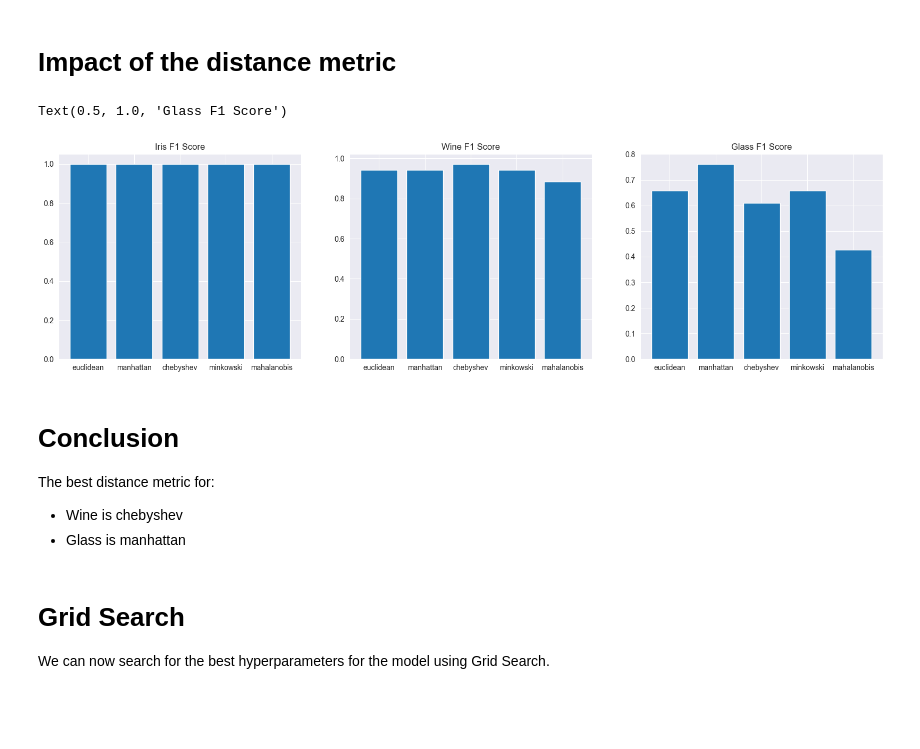
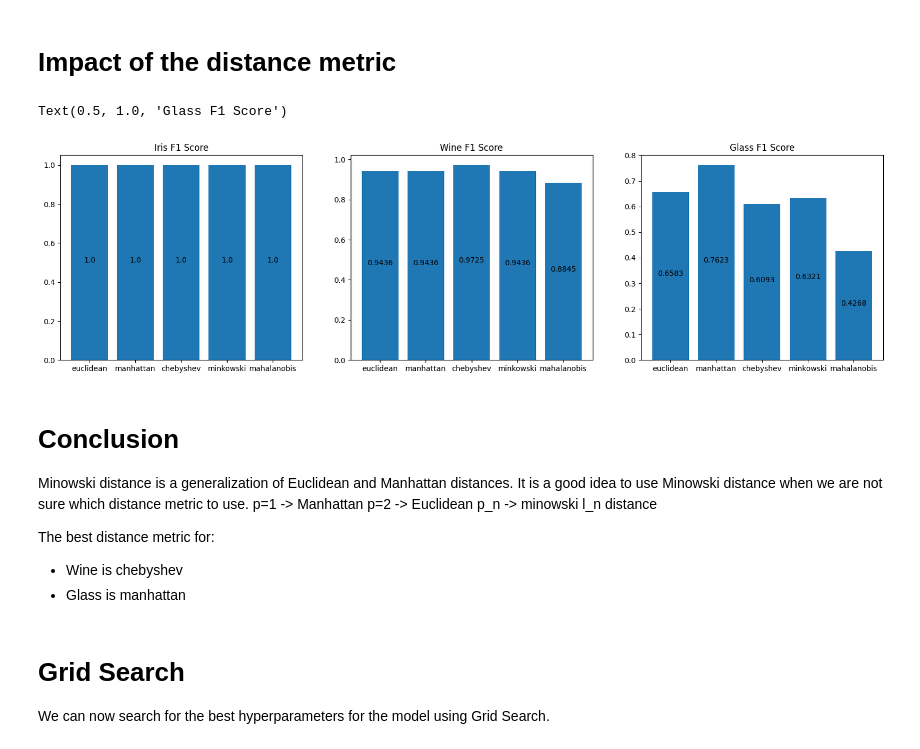
Before and after one commit to Golden3x11/ml, a Jupyter notebook: L2/L2.ipynb, the cells around one changed output. Saved outputs shown, nothing was run; the diff lists cells and outputs as text; code cells hidden in the pictures; blank space fills up the shorter version.

```diff
--- a/L2/L2.ipynb
+++ b/L2/L2.ipynb
@@ -48,6 +48,10 @@ def knn_report(data, target):
 iris_report = knn_report(df_iris, 'class')
 wine_report = knn_report(df_wine, 'class')
 glass_report = knn_report(df_glass, 'class')
+# %%
+def addlabels(fig, x,y):
+    for i in range(len(x)):
+        fig.text(i, y[i]/2, round(y[i], 4), ha = 'center')
 # %%
 fig, axs = plt.subplots(1, 4, figsize=(20, 5))
 
@@ -256,14 +264,14 @@ Proposed weights functions by me:
 # %% [markdown]
 # Impact of the distance metric
 # %%
-def knn_metric_effect(data, target, metric, metrics_params=None):
+def knn_metric_effect(data, target, metric, metrics_params=None, p=2):
     X = data.drop(target, axis=1)
     y = data[target]
     X_train, X_test, y_train, y_test = train_test_split(X, y, test_size=0.2, random_state=42)
     scaler = StandardScaler()
     X_train = scaler.fit_transform(X_train)
     X_test = scaler.transform(X_test)
-    knn = KNeighborsClassifier(metric=metric, metric_params=metrics_params)
+    knn = KNeighborsClassifier(metric=metric, metric_params=metrics_params, p=p)
     knn.fit(X_train, y_train)
     y_pred = knn.predict(X_test)
     return f1_score(y_test, y_pred, average='weighted')
@@ -272,7 +280,7 @@ metrics = [
     {'metric': 'euclidean'},
     {'metric': 'manhattan'},
     {'metric': 'chebyshev'},
-    {'metric': 'minkowski'},
+    {'metric': 'minkowski', 'p': 3},
     # {'metric': 'mahalanobis', 'metrics_params': {'V': np.cov(df_iris.drop('class', axis=1).T)}}
 ]
 
@@ -286,21 +294,29 @@ glass_scores.append(knn_metric_effect(df_glass, 'class', 'mahalanobis', {'V': np
 # %%
 distances_names = ['euclidean', 'manhattan', 'chebyshev', 'minkowski', 'mahalanobis']
 
 fig, axs = plt.subplots(1, 3, figsize=(20, 5))
 
 axs[0].bar(distances_names, iris_scores)
+addlabels(axs[0], distances_names, iris_scores)
 axs[0].set_title('Iris F1 Score')
 
 axs[1].bar(distances_names, wine_scores)
+addlabels(axs[1], distances_names, wine_scores)
 axs[1].set_title('Wine F1 Score')
 
 axs[2].bar(distances_names, glass_scores)
+addlabels(axs[2], distances_names, glass_scores)
 axs[2].set_title('Glass F1 Score')
 # %% [output]
 Text(0.5, 1.0, 'Glass F1 Score')
-[figure, old version]
+[figure, new version]
 # %% [markdown]
 # Conclusion
+
+Minowski distance is a generalization of Euclidean and Manhattan distances. It is a good idea to use Minowski distance when we are not sure which distance metric to use.
+p=1 -> Manhattan
+p=2 -> Euclidean
+p_n -> minowski l_n distance
 
 The best distance metric for:
 - Wine is chebyshev
```
Also changed, not shown: parts of 4 cells of this notebook.
